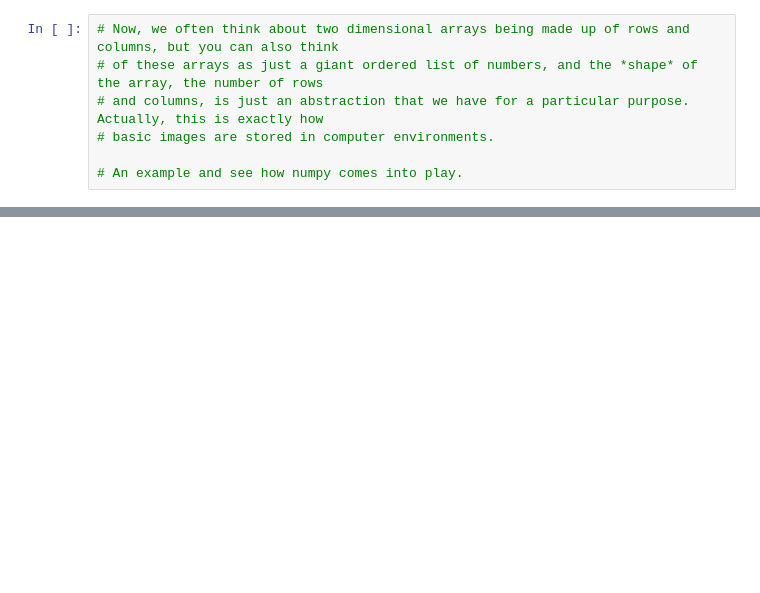
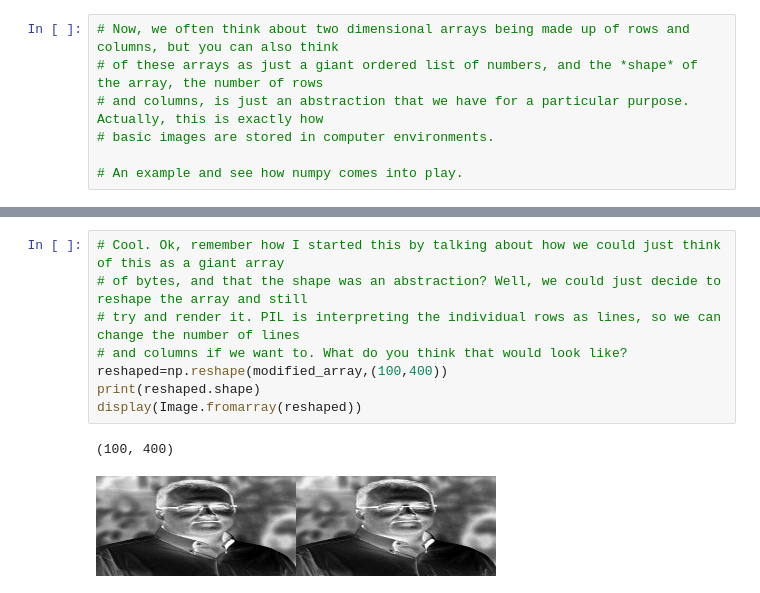
Before and after one commit to al102030/Machine-Learning-Course-C1, a Jupyter notebook: dataframes.ipynb, the cells around one changed output, grey strips where cells are left out. Saved outputs shown, nothing was run; the diff lists cells and outputs as text; blank space fills up the shorter version.

```diff
--- a/dataframes.ipynb
+++ b/dataframes.ipynb
@@ -600,0 +713,11 @@ print(b)
+# %%
+# Cool. Ok, remember how I started this by talking about how we could just think of this as a giant array
+# of bytes, and that the shape was an abstraction? Well, we could just decide to reshape the array and still
+# try and render it. PIL is interpreting the individual rows as lines, so we can change the number of lines
+# and columns if we want to. What do you think that would look like?
+reshaped=np.reshape(modified_array,(100,400))
+print(reshaped.shape)
+display(Image.fromarray(reshaped))
+# %% [output]
+(100, 400)
+[figure, added]
```
Also changed, not shown: parts of 54 cells of this notebook, 5 other files.
